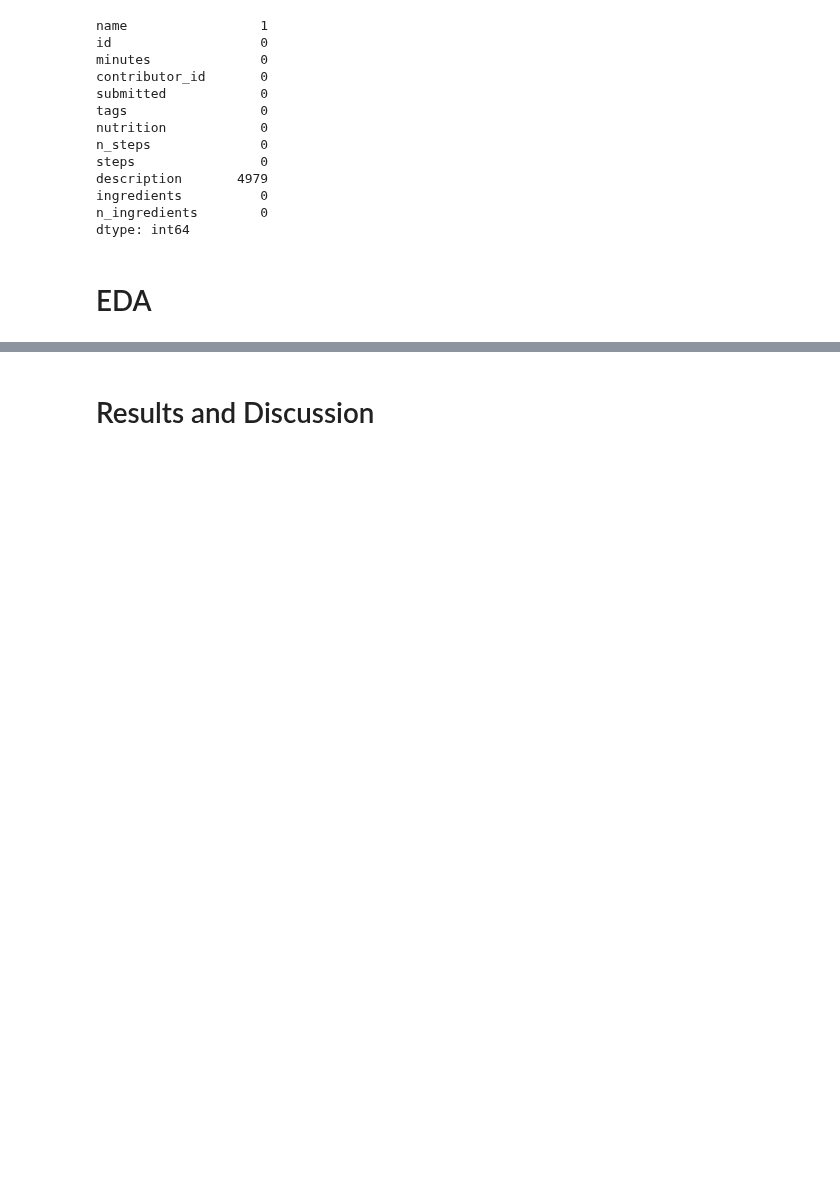
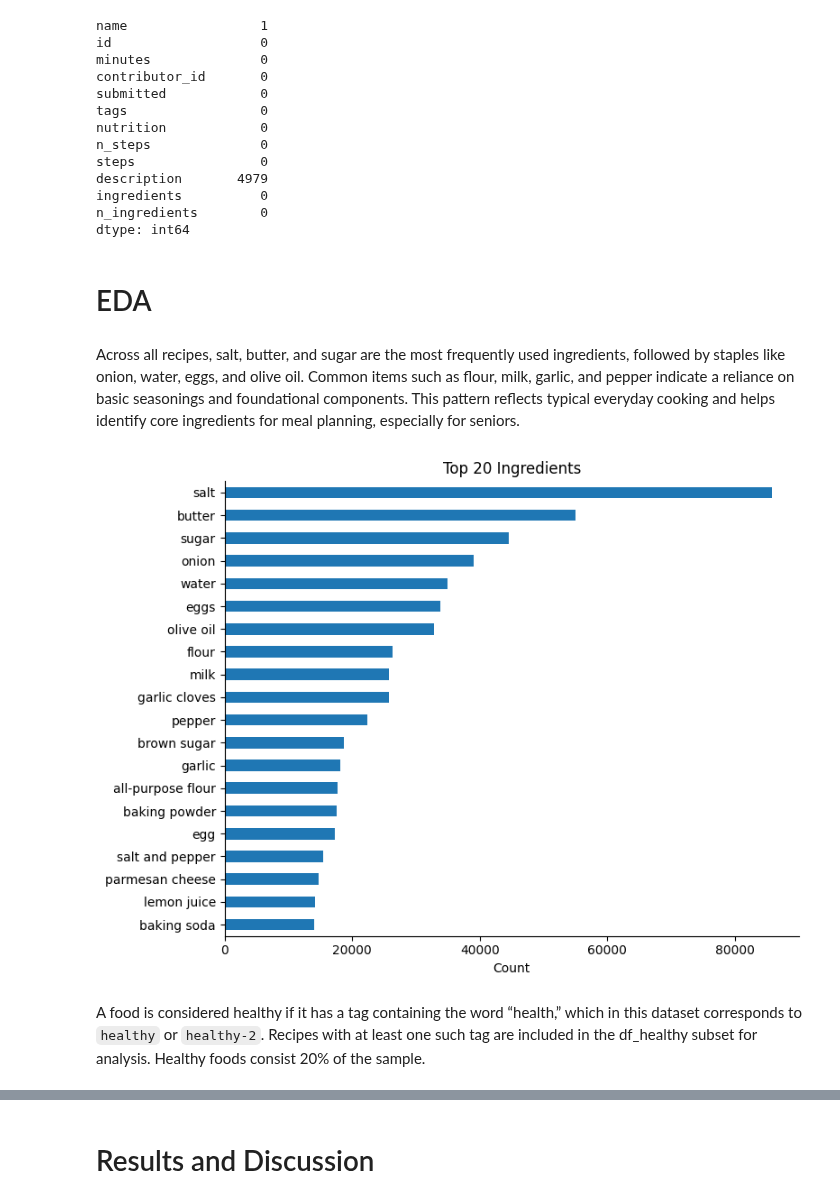
Before and after one commit to BSDSBA-JF/ML-II-Labs, a Jupyter notebook: BDCC-01/02_fim_with_mariel_updates.ipynb, the cells around one changed output, grey strips where cells are left out. Cells and saved outputs as stored; diff of their text form; code cells hidden in the pictures; blank space fills up the shorter version.

```diff
--- a/BDCC-01/02_fim_with_mariel_updates.ipynb
+++ b/BDCC-01/02_fim_with_mariel_updates.ipynb
@@ -167,0 +64,25 @@ plt.show()
+# %% [markdown]
+Across all recipes, salt, butter, and sugar are the most frequently used ingredients, followed by staples like onion, water, eggs, and olive oil. Common items such as flour, milk, garlic, and pepper indicate a reliance on basic seasonings and foundational components. This pattern reflects typical everyday cooking and helps identify core ingredients for meal planning, especially for seniors.
+# %%
+top_ingredients = (
+    df["ingredients"]
+    .explode()
+    .value_counts()[:20]
+    .sort_values(ascending=True)
+)
+
+ax = top_ingredients.plot(kind="barh", figsize=(8, 6))
+ax.set_xlabel("Count")
+ax.set_ylabel("")
+ax.set_title("Top 20 Ingredients")
+ax.spines['top'].set_visible(False)
+ax.spines['right'].set_visible(False)
+
+# Save the figure
+plt.tight_layout()
+plt.savefig("figures/top_20_ingredients.png", dpi=300)
+plt.show()
+# %% [output]
+[figure, added]
+# %% [markdown]
+A food is considered healthy if it has a tag containing the word “health,” which in this dataset corresponds to `healthy` or `healthy-2`. Recipes with at least one such tag are included in the df_healthy subset for analysis. Healthy foods consist 20% of the sample.
```
Also changed, not shown: parts of 20 cells of this notebook, 7 other files.
